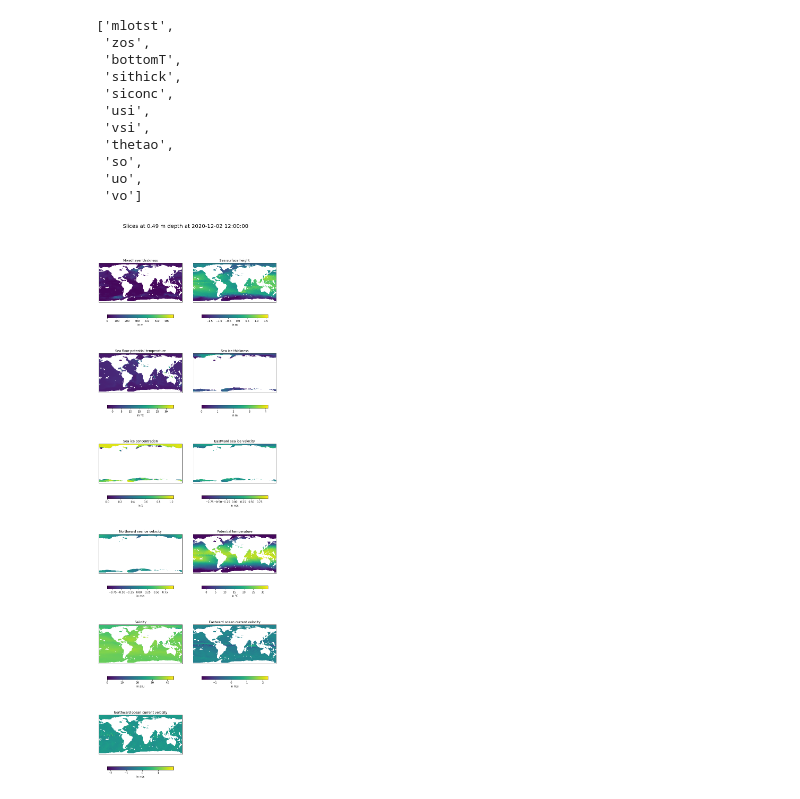
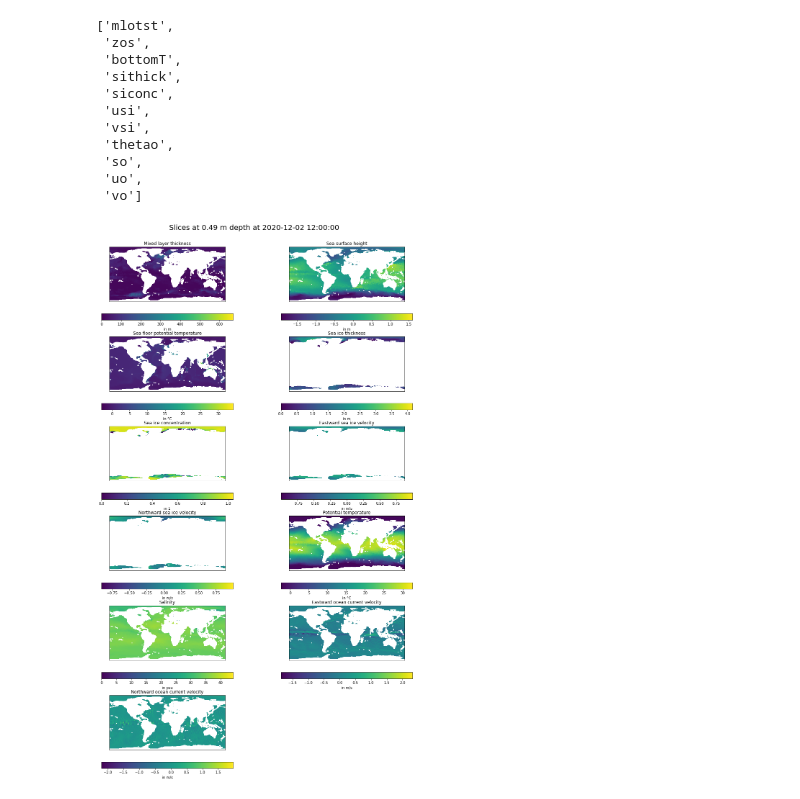
Before and after one commit to 52North/MariGeoRoute, a Jupyter notebook: cmems/data_sheets/global-analysis-forecast-phy-001-024.ipynb, the cells around one changed output. Drawn from its saved outputs; the diff is of its cells as text; code cells hidden in the pictures.

```diff
--- a/cmems/data_sheets/global-analysis-forecast-phy-001-024.ipynb
+++ b/cmems/data_sheets/global-analysis-forecast-phy-001-024.ipynb
@@ -152,12 +153,12 @@ param_dict = {
     'sithick': {'variable': 'Sea ice thickness', 'unit': 'm', 'dim': 3},
     'usi': {'variable': 'Eastward sea ice velocity', 'unit': 'm/s', 'dim': 3},
     'vsi': {'variable': 'Northward sea ice velocity', 'unit': 'm/s', 'dim': 3},
-    'ustokes': {'variable': 'zonal velocity', 'unit': 'm/s', 'dim': 3},
-    'vstokes': {'variable': 'meridional velocity', 'unit': 'm/s', 'dim': 3},
-    'utide': {'variable': 'zonal velocity', 'unit': 'm/s', 'dim': 3},
-    'vtide': {'variable': 'meridional velocity', 'unit': 'm/s', 'dim': 3},
-    'utotal': {'variable': 'zonal velocity', 'unit': 'm/s', 'dim': 3},
-    'vtotal': {'variable': 'meridional velocity', 'unit': 'm/s', 'dim': 3},
+    'vsdx': {'variable': 'Eastward wave-induced velocity ', 'unit': 'm/s', 'dim': 4},
+    'vsdy': {'variable': 'Northward wave-induced velocity ', 'unit': 'm/s', 'dim': 4},
+    'utide': {'variable': 'Eastward tide-induced velocity', 'unit': 'm/s', 'dim': 4},
+    'vtide': {'variable': 'Northward tide-induced velocity', 'unit': 'm/s', 'dim': 4},
+    'utotal': {'variable': 'Eastward total velocity', 'unit': 'm/s', 'dim': 4},
+    'vtotal': {'variable': 'Northward total velocity', 'unit': 'm/s', 'dim': 4},
     'e1t': {'variable': 'Cell dimension along X axis', 'unit': 'm', 'dim': 3},
     'e2t': {'variable': 'Cell dimension along Y axis', 'unit': 'm', 'dim': 3},
     'e3t': {'variable': 'Cell dimension along Z axis', 'unit': 'm', 'dim': 3},
@@ -184,24 +185,29 @@ variables
 # %%
 depth_slice = 0
 time_slice = 0
+# Shape of subplots
+ncol = 2
+nrow = int(np.ceil(len(variables)/ncol))
 
-fig, ((ax1, ax2), (ax3, ax4), (ax5, ax6), (ax7, ax8), (ax9, ax10), (ax11, ax12)) = plt.subplots(6, 2, figsize=(10,30))
-ax_list = [ax1,ax2,ax3,ax4,ax5,ax6,ax7,ax8,ax9,ax10,ax11]
+# figsize may need to be adapted for optimal display
+fig, ax_list = plt.subplots(nrow, ncol, figsize=(14,22))
+ax_list = ax_list.ravel()
 im_list = []
 fig.tight_layout(rect=[0, 0, 1, 0.95])
 fig.suptitle('Slices at {:.2f} m depth at {}'.format(ds['depth'][depth_slice], datetime.strptime('1950-01-01 00:00:00', '%Y-%m-%d %H:%M:%S') + timedelta(hours=ds['time'][time_slice].data.item())), fontsize=20)
-fig.delaxes(ax12)
+for i in range(0,nrow*ncol-len(variables)):
+    fig.delaxes(ax_list[-1])
+    ax_list = ax_list[:-1]
 
 for idx, ax in enumerate(ax_list):
     # Check dimension of nc
     if param_dict[variables[idx]]['dim'] == 3:
         im = ax.imshow(np.flipud(ds[variables[idx]][time_slice, :, :]), extent=[0,4320,0,2041])
     elif param_dict[variables[idx]]['dim'] == 4:
         im = ax.imshow(np.flipud(ds[variables[idx]][time_slice, depth_slice, :, :]), extent=[0,4320,0,2041])
     im_list.append(im)
     ax.title.set_text(param_dict[variables[idx]]['variable'])
     hide_axes(ax)
-
     fig.colorbar(im, ax=ax, orientation='horizontal', label='in {}'.format(param_dict[variables[idx]]['unit']), shrink=0.8);
 # %% [output]
-[figure, old version]
+[figure, new version]
```
Also changed, not shown: parts of 2 cells of this notebook.
